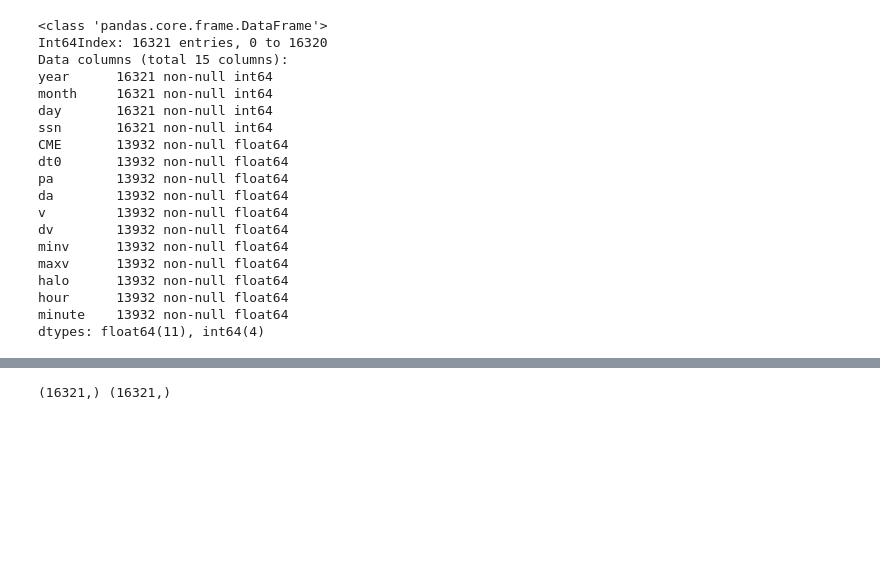
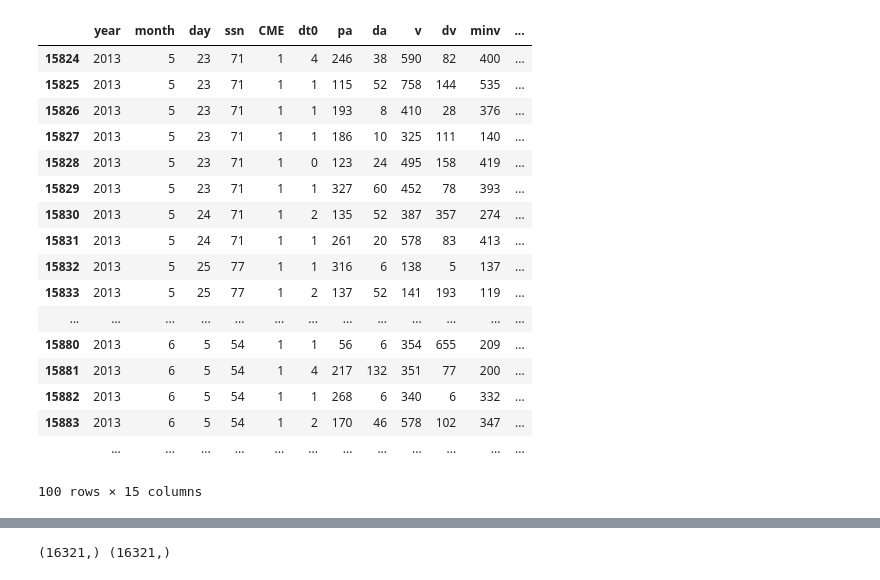
Before and after one commit to dinob0t/ga_project_final, a Jupyter notebook: cmes.ipynb, the cells around one changed output, grey strips where cells are left out. Cells and saved outputs as stored; diff of their text form; code cells hidden in the pictures; blank space fills up the shorter version.

```diff
--- a/cmes.ipynb
+++ b/cmes.ipynb
@@ -80,27 +81,26 @@ df_ssn = df_ssn.reset_index(drop=True)
 df_merge = pd.merge(df_ssn,df_cmes,how='left',on=['year','month','day'])
 # %%
 # Sometimes we have SSN but no CME that day
-df_merge.info()
+df_merge.tail(100)
 # %% [output]
+|  | year | month | day | ssn | CME | dt0 | pa | da | v | dv | minv | ... |
+| 15824 | 2013 | 5 | 23 | 71 | 1 | 4 | 246 | 38 | 590 | 82 | 400 | ... |
+| 15825 | 2013 | 5 | 23 | 71 | 1 | 1 | 115 | 52 | 758 | 144 | 535 | ... |
+| 15826 | 2013 | 5 | 23 | 71 | 1 | 1 | 193 | 8 | 410 | 28 | 376 | ... |
+| 15827 | 2013 | 5 | 23 | 71 | 1 | 1 | 186 | 10 | 325 | 111 | 140 | ... |
+| 15828 | 2013 | 5 | 23 | 71 | 1 | 0 | 123 | 24 | 495 | 158 | 419 | ... |
+| 15829 | 2013 | 5 | 23 | 71 | 1 | 1 | 327 | 60 | 452 | 78 | 393 | ... |
+| 15830 | 2013 | 5 | 24 | 71 | 1 | 2 | 135 | 52 | 387 | 357 | 274 | ... |
+| 15831 | 2013 | 5 | 24 | 71 | 1 | 1 | 261 | 20 | 578 | 83 | 413 | ... |
+| 15832 | 2013 | 5 | 25 | 77 | 1 | 1 | 316 | 6 | 138 | 5 | 137 | ... |
+| 15833 | 2013 | 5 | 25 | 77 | 1 | 2 | 137 | 52 | 141 | 193 | 119 | ... |
+| ... | ... | ... | ... | ... | ... | ... | ... | ... | ... | ... | ... | ... |
+| 15880 | 2013 | 6 | 5 | 54 | 1 | 1 | 56 | 6 | 354 | 655 | 209 | ... |
+| 15881 | 2013 | 6 | 5 | 54 | 1 | 4 | 217 | 132 | 351 | 77 | 200 | ... |
+| 15882 | 2013 | 6 | 5 | 54 | 1 | 1 | 268 | 6 | 340 | 6 | 332 | ... |
+| 15883 | 2013 | 6 | 5 | 54 | 1 | 2 | 170 | 46 | 578 | 102 | 347 | ... |
+|  | ... | ... | ... | ... | ... | ... | ... | ... | ... | ... | ... | ... |
-<class 'pandas.core.frame.DataFrame'>
-Int64Index: 16321 entries, 0 to 16320
-Data columns (total 15 columns):
-year      16321 non-null int64
-month     16321 non-null int64
-day       16321 non-null int64
-ssn       16321 non-null int64
-CME       13932 non-null float64
-dt0       13932 non-null float64
-pa        13932 non-null float64
-da        13932 non-null float64
-v         13932 non-null float64
-dv        13932 non-null float64
-minv      13932 non-null float64
-maxv      13932 non-null float64
-halo      13932 non-null float64
-hour      13932 non-null float64
-minute    13932 non-null float64
-dtypes: float64(11), int64(4)
+100 rows × 15 columns
 # %%
 # Replace missing CME data with 0s
 df_merge.replace(to_replace=np.NaN, value=0, inplace=True)
```
Also changed, not shown: parts of 7 cells of this notebook.
